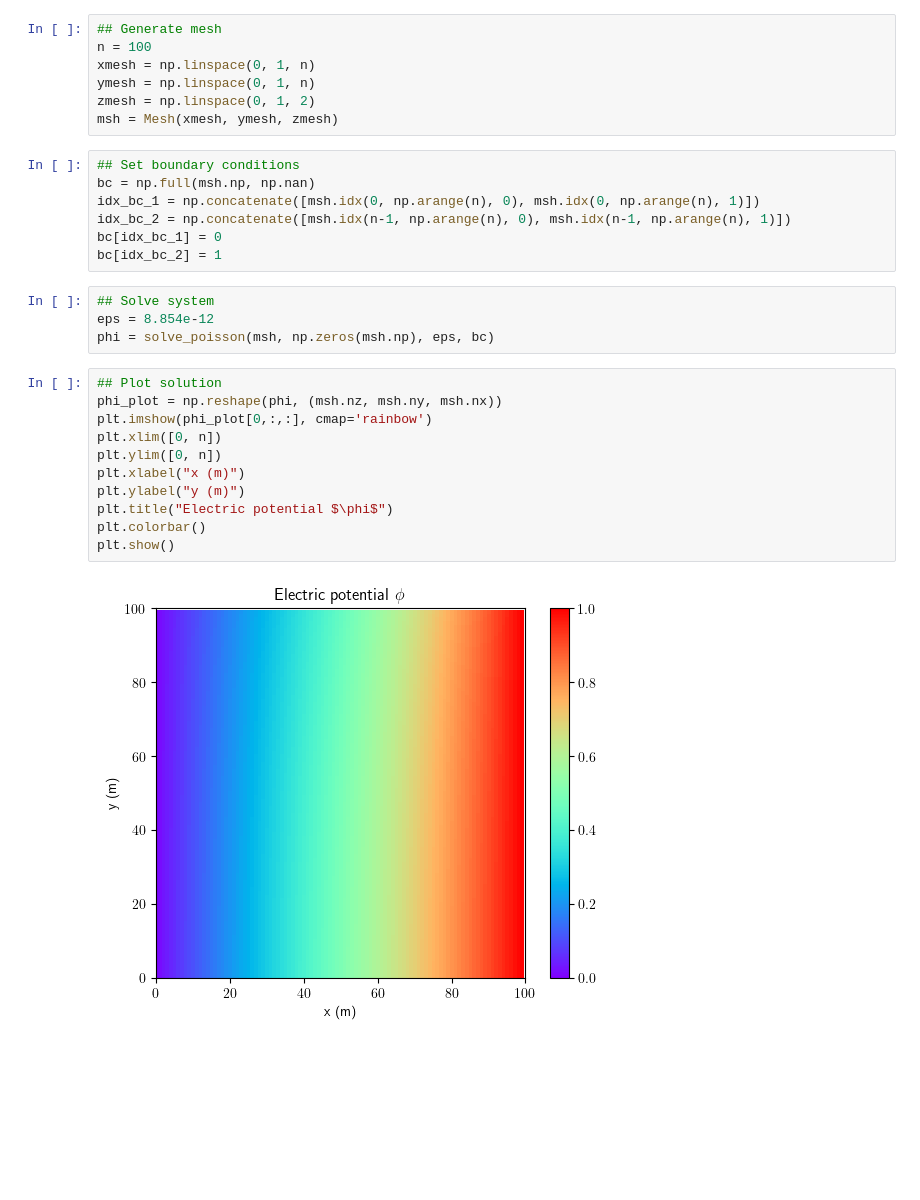
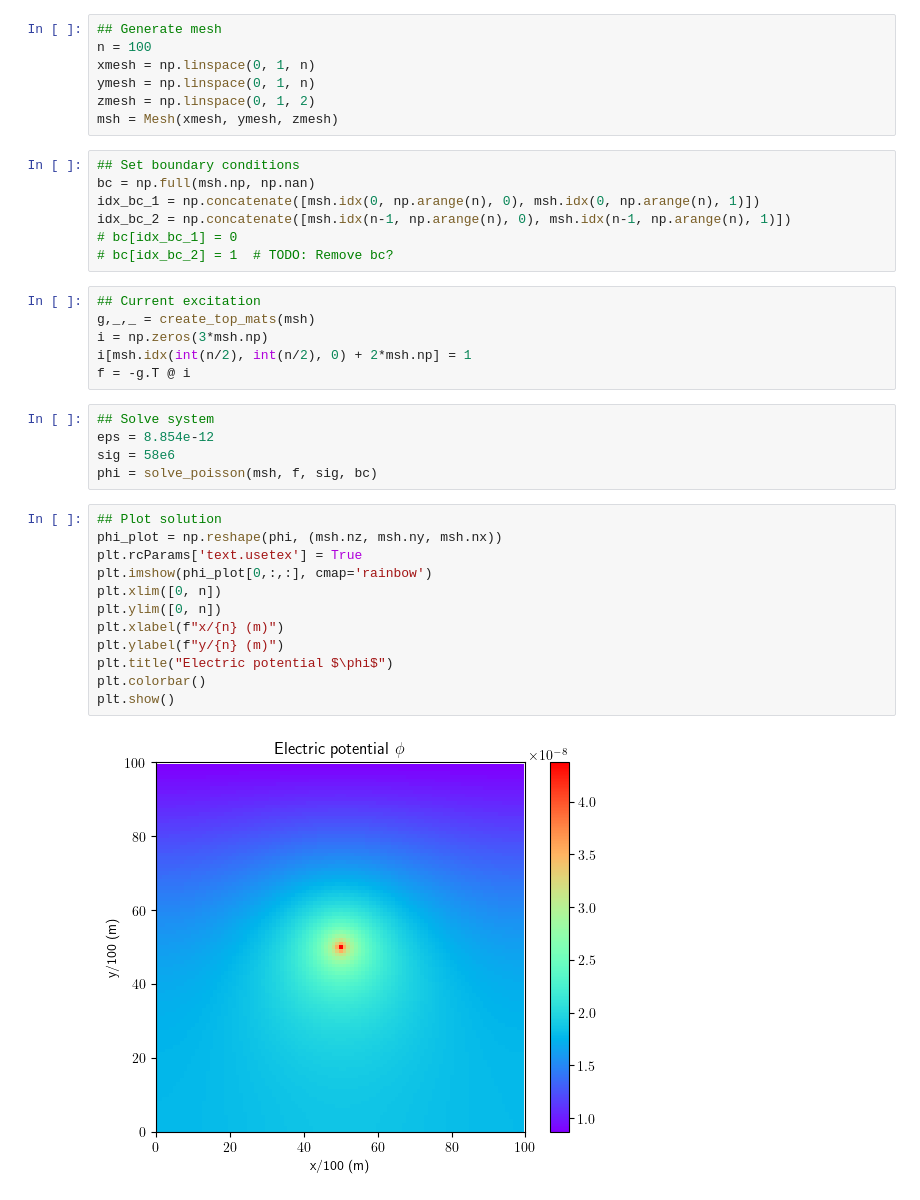
Before and after one commit to Devoev/multiphysics, a Jupyter notebook: main.ipynb, the cells around one changed output. Cells and saved outputs as stored; diff of their text form; blank space fills up the shorter version.

```diff
--- a/main.ipynb
+++ b/main.ipynb
@@ -23,22 +25,30 @@ msh = Mesh(xmesh, ymesh, zmesh)
 bc = np.full(msh.np, np.nan)
 idx_bc_1 = np.concatenate([msh.idx(0, np.arange(n), 0), msh.idx(0, np.arange(n), 1)])
 idx_bc_2 = np.concatenate([msh.idx(n-1, np.arange(n), 0), msh.idx(n-1, np.arange(n), 1)])
-bc[idx_bc_1] = 0
-bc[idx_bc_2] = 1
+# bc[idx_bc_1] = 0
+# bc[idx_bc_2] = 1  # TODO: Remove bc?
+# %%
+## Current excitation
+g,_,_ = create_top_mats(msh)
+i = np.zeros(3*msh.np)
+i[msh.idx(int(n/2), int(n/2), 0) + 2*msh.np] = 1
+f = -g.T @ i
 # %%
 ## Solve system
 eps = 8.854e-12
-phi = solve_poisson(msh, np.zeros(msh.np), eps, bc)
+sig = 58e6
+phi = solve_poisson(msh, f, sig, bc)
 # %%
 ## Plot solution
 phi_plot = np.reshape(phi, (msh.nz, msh.ny, msh.nx))
+plt.rcParams['text.usetex'] = True
 plt.imshow(phi_plot[0,:,:], cmap='rainbow')
 plt.xlim([0, n])
 plt.ylim([0, n])
-plt.xlabel("x (m)")
-plt.ylabel("y (m)")
+plt.xlabel(f"x/{n} (m)")
+plt.ylabel(f"y/{n} (m)")
 plt.title("Electric potential $\phi$")
 plt.colorbar()
 plt.show()
 # %% [output]
-[figure, old version]
+[figure, new version]
```
Also changed, not shown: parts of 3 cells of this notebook.
